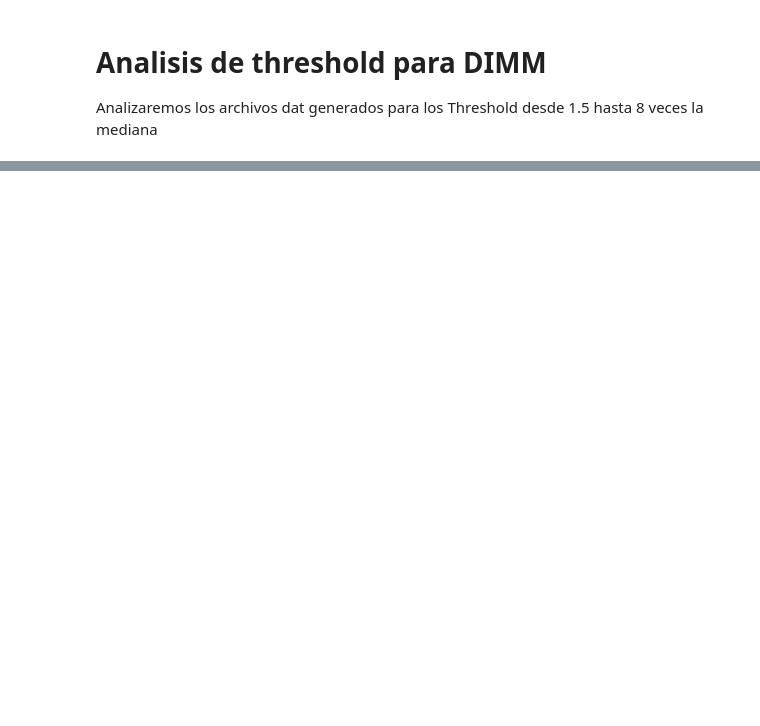
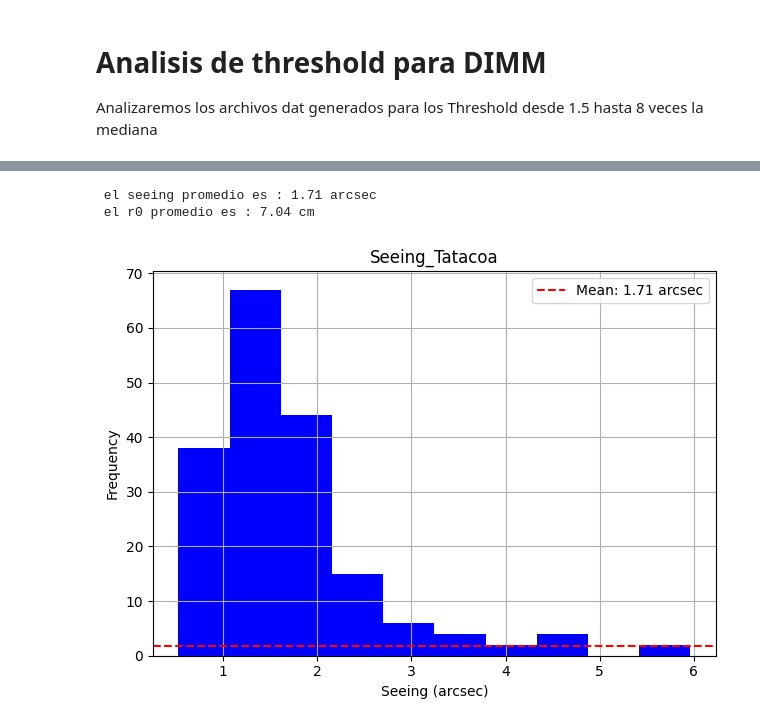
Before and after one commit to juagudeloo/Seeing-OAN, a Jupyter notebook: Jupiter notebook files/Metodo_DIMM.ipynb, the cells around one changed output, grey strips where cells are left out. Cells and saved outputs as stored; diff of their text form; code cells hidden in the pictures; blank space fills up the shorter version.

Commit message:
Seeing final data

```diff
--- a/Jupiter notebook files/Metodo_DIMM.ipynb
+++ b/Jupiter notebook files/Metodo_DIMM.ipynb
@@ -247,22 +229,22 @@ def calculate_zenith_correction(h_angle, dec, lat):
 Dhole = 4.2  #<----------------diametro de la apertura  en cm
 dsep = 14.4  #<----------------diametro de la separacion de las aperturas en cm
 lamb = 0.00005  #<-------------longitud de onda en micrometros (cm)
-scale_size = 1.03 #<---------- ingresar escala de camara segundos de arco por px ('' /px)
+scale_size = 1.18 #<---------- ingresar escala de camara segundos de arco por px ('' /px)
 
 # Coordenadas de latitud del lugar de observación
-lat = gms_to_radians((4, 38, 23.2))  # Latitud en grados, minutos y segundos
-decl_dms = (23, 34, 57)
+lat = gms_to_radians((3, 15, 41.11))  # Latitud en grados, minutos y segundos
+decl_dms = (-16, 42, 58.02)
 dec = gms_to_radians(decl_dms)  # <----------- Declinación de la estrella en grados, minutos y segundos
 
 # Angulos Horarios de la estrella-----------------------
-hour_angles = [(23, 56, 10.45),(23, 59, 10.88)]
+hour_angles = [(0, 56, 38.17674333), (0, 57, 3.24519296), (0, 57, 27.3109046)]
 # %%
 """_____________________MAIN_________________________"""
-folder = r"D:\Tecnicas_observacionales\Seeing\videos\Videos_Bogota_diciembre\frames\Hamal"  # <--------------- Path to frames
-output_folder = r"D:\Tecnicas_observacionales\Seeing\videos\Videos_Bogota_diciembre\frames\Hamal"  # <--------Output folder
+folder = r"D:\Tecnicas_observacionales\Seeing\videos\Videos_Tatacoa\2019-01-05\Sirius\frames\bin2"  # <--------------- Path to frames
+output_folder = r"D:\Tecnicas_observacionales\Seeing\videos\Videos_Tatacoa\2019-01-05\Sirius\frames\bin2"  # <--------Output folder
 
 
-thrhld = [7]  # <------------------------Adjust this threshold value
+thrhld = [4, 7, 10]  # <------------------------Adjust this threshold value
 
 for i, threshold_value in enumerate(thrhld):
     # Initialize lists
@@ -287,7 +269,7 @@ for i, threshold_value in enumerate(thrhld):
         sec_z = calculate_zenith_correction(h_angle, dec, lat)
 
         ff += 1
-        plotit = True  # <------------------------------Set to False to disable frame visualization
+        plotit = False  # <------------------------------Set to False to disable frame visualization
 
         # Open folder containing video frames
         folder_path = f"{folder}/{filename}"
@@ -300,7 +282,7 @@ for i, threshold_value in enumerate(thrhld):
         files_list.sort(key=extract_frame_number)
 
         # Define frames to process (skip errors at start/end)
-        start = int(len(files_list)*0.5)  # <--------------- Adjust processing range
+        start = int(len(files_list)*0.4)  # <--------------- Adjust processing range
         end = int(len(files_list)*0.85)     # <--------------- Adjust processing range
 
         names = []
@@ -613,0 +512,38 @@ plt.show()
+# %%
+import pandas as pd
+import matplotlib.pyplot as plt
+import numpy as np
+
+
+# Cargar datos
+df = pd.read_csv("Seeing Final.csv")
+# print(df)
+df['Seeing [arcsec]'] = df['Seeing [arcsec]'].astype(float)
+df['Seeing [arcsec]'] = df['Seeing [arcsec]'].replace(0, pd.NA)  # Reemplazar ceros por NaN
+df.dropna(subset=['Seeing [arcsec]'], inplace=True)  # Eliminar filas con NaN
+new_df = df
+
+mean_seeing= np.mean(new_df['Seeing [arcsec]'])
+mean_r0 = np.mean(new_df['r0[cm]'])
+print(f" el seeing promedio es : {mean_seeing:.2f} arcsec")
+print(f" el r0 promedio es : {mean_r0:.2f} cm")
+
+# guardar datos
+new_df.to_csv("seeing_final_tatacoa.csv", index=False)
+
+# Crear gráfico
+#plt.figure(figsize=(10, 6))
+plt.hist(new_df['Seeing [arcsec]'], bins=10, color= "blue")
+plt.axhline(y=mean, color='r', linestyle='--', label=f"Mean: {mean_seeing:.2f} arcsec")
+plt.title("Seeing_Tatacoa")
+plt.xlabel("Seeing (arcsec)")
+plt.ylabel("Frequency")
+plt.grid()
+plt.tight_layout()
+plt.legend()
+
+plt.show()
+# %% [output]
+ el seeing promedio es : 1.71 arcsec
+ el r0 promedio es : 7.04 cm
+[figure, added]
```
Also changed, not shown: parts of 4 cells of this notebook, 1 other file.
